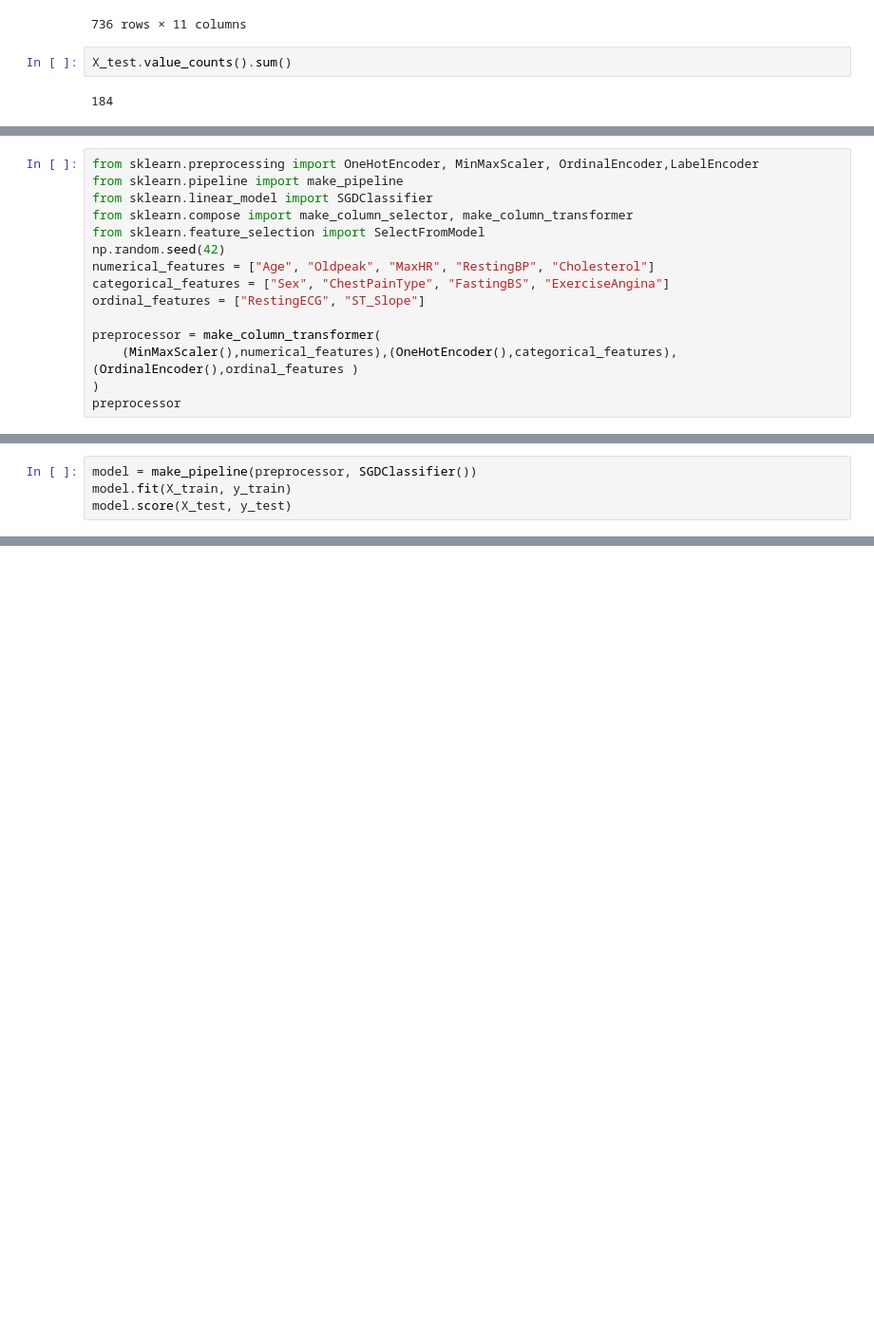
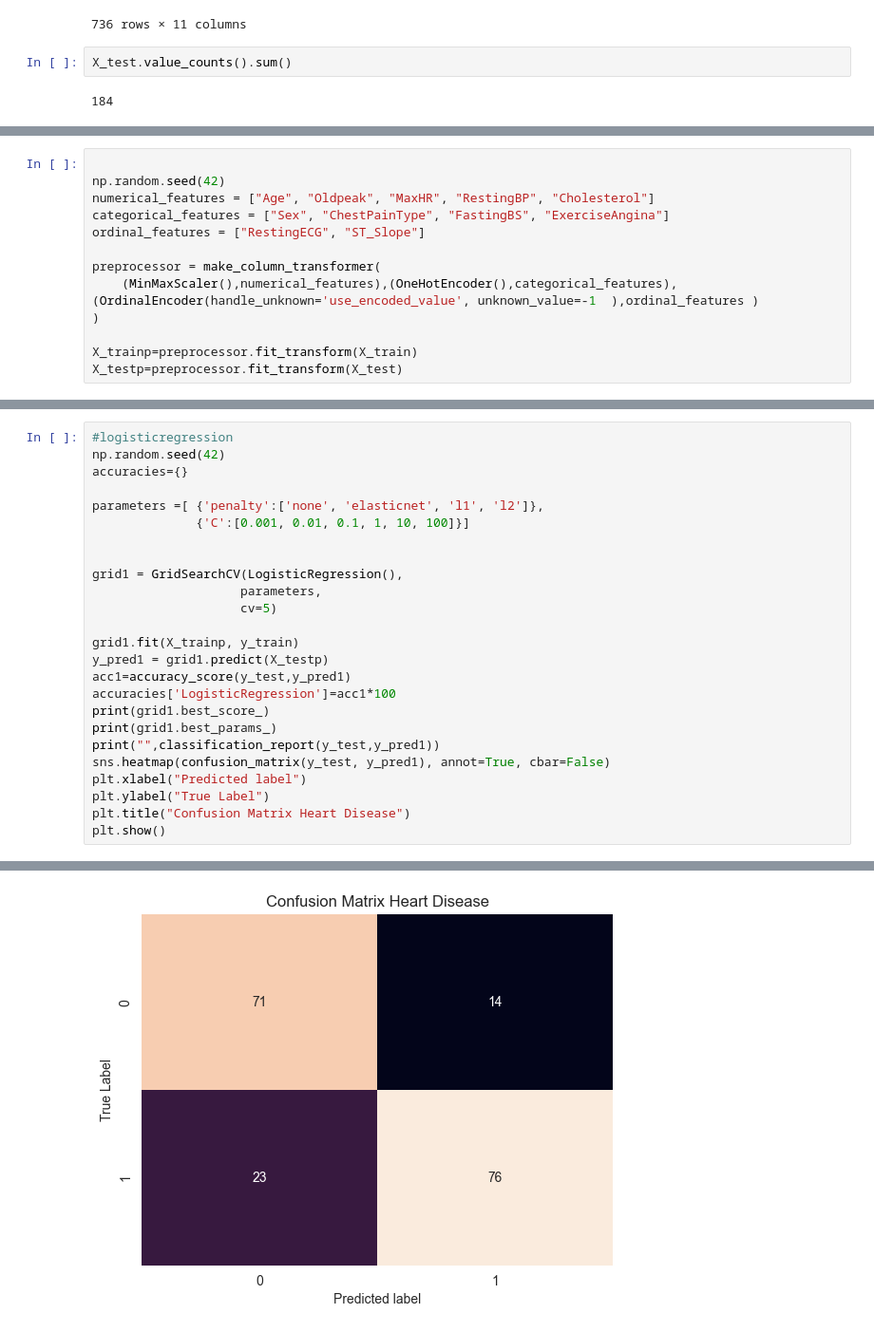
Before and after one commit to ddfadela/heart-disease, a Jupyter notebook: heart disease.ipynb, the cells around one changed output, grey strips where cells are left out. Shown at 95% size. Saved outputs shown, nothing was run; the diff lists cells and outputs as text; blank space fills up the shorter version.

```diff
--- a/heart disease.ipynb
+++ b/heart disease.ipynb
@@ -244,15 +233,13 @@ Name: HeartDisease, dtype: int64
 # %%
-from sklearn.preprocessing import OneHotEncoder, MinMaxScaler, OrdinalEncoder,LabelEncoder
-from sklearn.pipeline import make_pipeline
-from sklearn.linear_model import SGDClassifier
-from sklearn.compose import make_column_selector, make_column_transformer
-from sklearn.feature_selection import SelectFromModel
+
 np.random.seed(42)
 numerical_features = ["Age", "Oldpeak", "MaxHR", "RestingBP", "Cholesterol"]
 categorical_features = ["Sex", "ChestPainType", "FastingBS", "ExerciseAngina"]
 ordinal_features = ["RestingECG", "ST_Slope"]
 
 preprocessor = make_column_transformer(
-    (MinMaxScaler(),numerical_features),(OneHotEncoder(),categorical_features),(OrdinalEncoder(),ordinal_features )
+    (MinMaxScaler(),numerical_features),(OneHotEncoder(),categorical_features),(OrdinalEncoder(handle_unknown='use_encoded_value', unknown_value=-1  ),ordinal_features )
 )
-preprocessor
+
+X_trainp=preprocessor.fit_transform(X_train)
+X_testp=preprocessor.fit_transform(X_test)
@@ -268,4 +245,0 @@ ColumnTransformer(transformers=[('minmaxscaler', MinMaxScaler(),
-# %%
-model = make_pipeline(preprocessor, SGDClassifier())
-model.fit(X_train, y_train)
-model.score(X_test, y_test)
@@ -289,0 +287,26 @@ from sklearn.model_selection import GridSearchCV
+# %%
+#logisticregression
+np.random.seed(42)
+accuracies={}
+
+parameters =[ {'penalty':['none', 'elasticnet', 'l1', 'l2']},
+              {'C':[0.001, 0.01, 0.1, 1, 10, 100]}]
+
+
+grid1 = GridSearchCV(LogisticRegression(),
+                    parameters,
+                    cv=5)
+
+grid1.fit(X_trainp, y_train)
+y_pred1 = grid1.predict(X_testp)
+acc1=accuracy_score(y_test,y_pred1)
+accuracies['LogisticRegression']=acc1*100
+print(grid1.best_score_)
+print(grid1.best_params_)
+print("",classification_report(y_test,y_pred1))
+sns.heatmap(confusion_matrix(y_test, y_pred1), annot=True, cbar=False)
+plt.xlabel("Predicted label")
+plt.ylabel("True Label")
+plt.title("Confusion Matrix Heart Disease")
+plt.show()
+# %% [output]
@@ -289,0 +340 @@ from sklearn.model_selection import GridSearchCV
+[figure, added]
```
Also changed, not shown: parts of 24 cells of this notebook, 14 other files.
